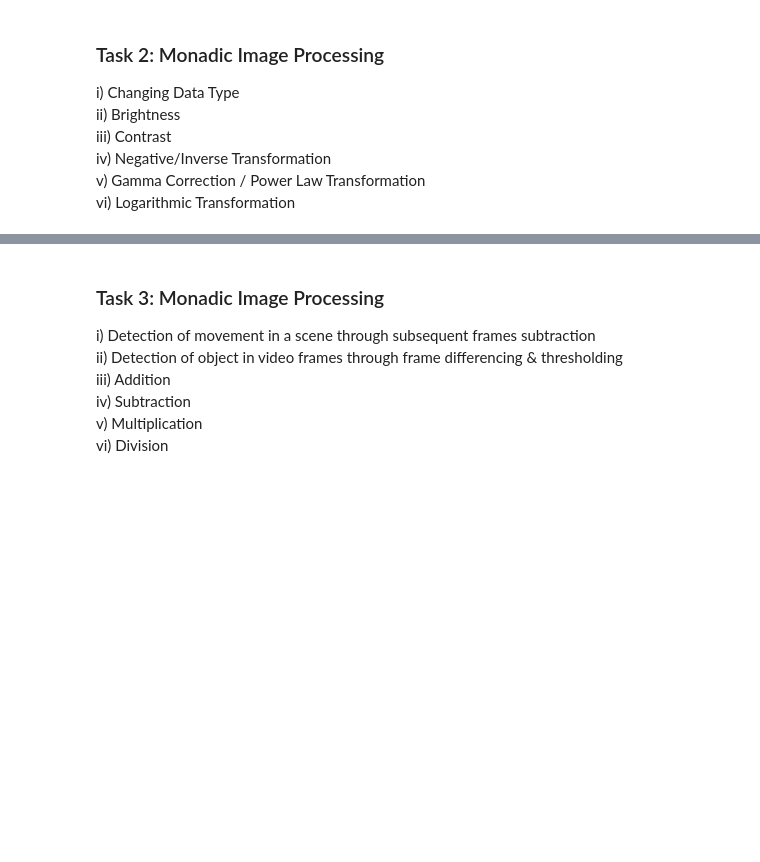
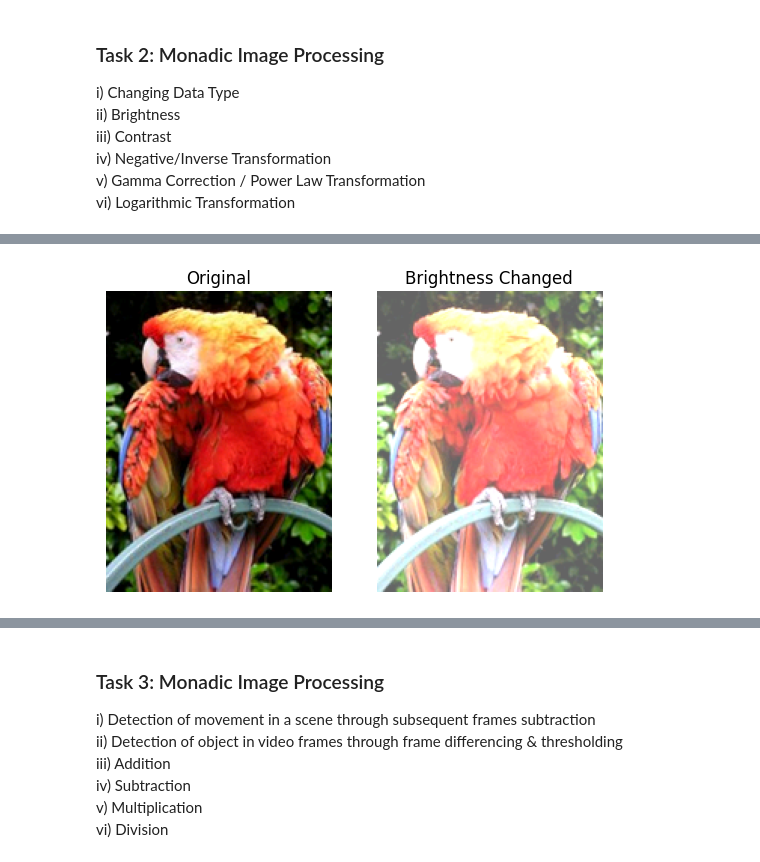
Before and after one commit to DanielSarf/DIP-Course-Submissions, a Jupyter notebook: Lab 7/Lab Notebook.ipynb, the cells around one changed output, grey strips where cells are left out. Saved outputs shown, nothing was run; the diff lists cells and outputs as text; code cells hidden in the pictures; blank space fills up the shorter version.

```diff
--- a/Lab 7/Lab Notebook.ipynb
+++ b/Lab 7/Lab Notebook.ipynb
@@ -55,0 +66,8 @@ vi) Logarithmic Transformation
+# %%
+brightness_val = 100
+
+imgT2BrightnessChanged = cv2.add(imgT2RGB, np.full(imgT2RGB.shape, brightness_val, dtype=np.uint8))
+
+plotter([imgT2RGB, imgT2BrightnessChanged], 1, 2, ["Original", "Brightness Changed"])
+# %% [output]
+[figure, added]
```
Also changed, not shown: parts of 3 cells of this notebook.
